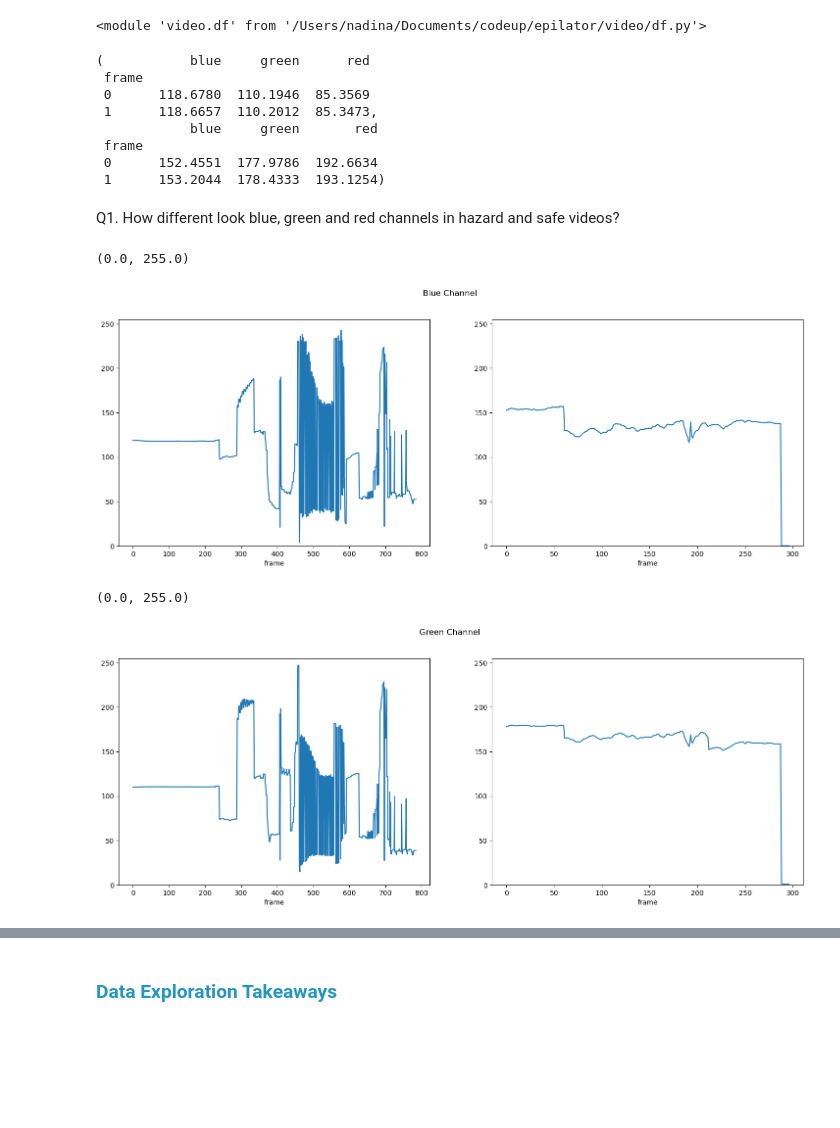
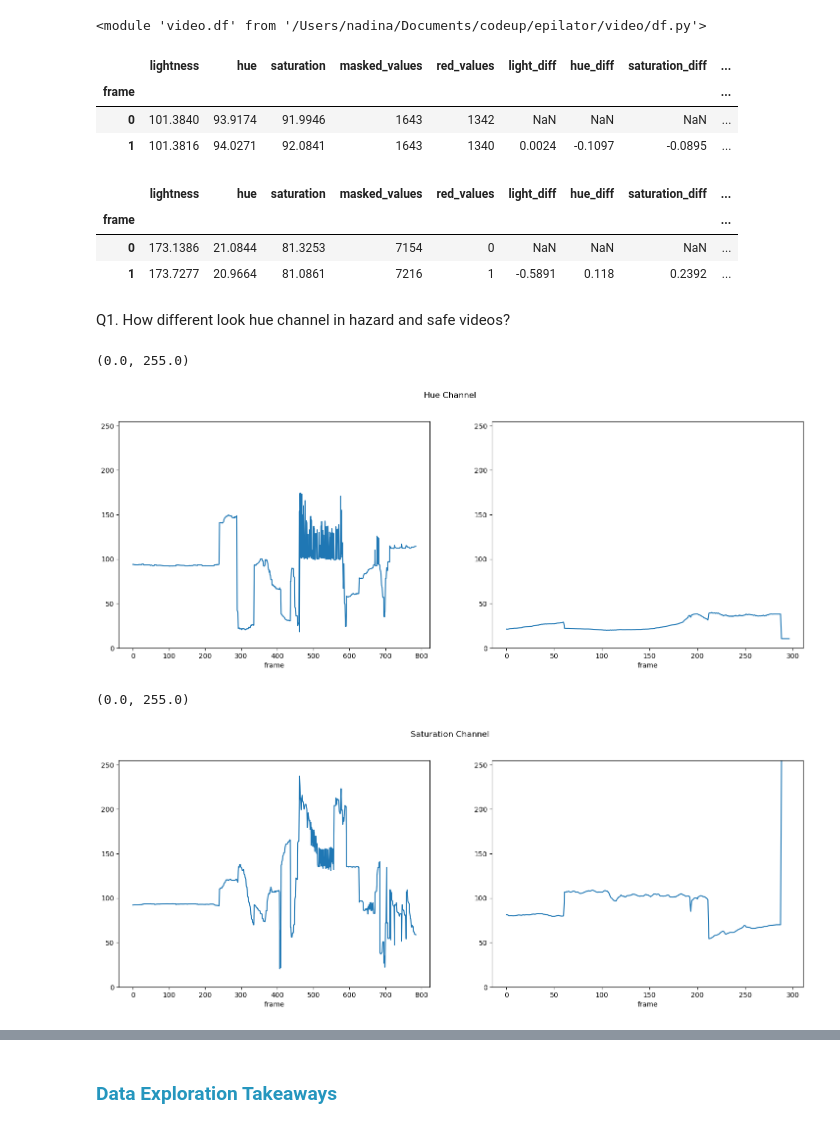
Before and after one commit to dream-team-nadia-woody/epilator, a Jupyter notebook: final_notebook.ipynb, the cells around one changed output, grey strips where cells are left out. Cells and saved outputs as stored; diff of their text form; code cells hidden in the pictures; blank space fills up the shorter version.

```diff
--- a/final_notebook.ipynb
+++ b/final_notebook.ipynb
@@ -55,42 +55,45 @@ reload(df)
 # %% [output]
 <module 'video.df' from '/Users/nadina/Documents/codeup/epilator/video/df.py'>
 # %%
-hazard = df.get_bgr_cdf('videos/Banned Pokemon Seizure Scene.mp4')
-safe = df.get_bgr_cdf('videos/little hens and dog.mp4')
+hazard = df.get_aggregated_df(df.get_exploration_df('videos/Banned Pokemon Seizure Scene.mp4'))
+safe = df.get_aggregated_df(df.get_exploration_df('videos/little hens and dog.mp4'))
 # %%
-hazard.head(2), safe.head(2)
+hazard.head(2)
 # %% [output]
-(           blue     green      red
- frame
- 0      118.6780  110.1946  85.3569
- 1      118.6657  110.2012  85.3473,
-            blue     green       red
- frame
- 0      152.4551  177.9786  192.6634
- 1      153.2044  178.4333  193.1254)
+|  | lightness | hue | saturation | masked_values | red_values | light_diff | hue_diff | saturation_diff | ... |
+| frame |  |  |  |  |  |  |  |  | ... |
+| 0 | 101.3840 | 93.9174 | 91.9946 | 1643 | 1342 | NaN | NaN | NaN | ... |
+| 1 | 101.3816 | 94.0271 | 92.0841 | 1643 | 1340 | 0.0024 | -0.1097 | -0.0895 | ... |
+# %%
+safe.head(2)
+# %% [output]
+|  | lightness | hue | saturation | masked_values | red_values | light_diff | hue_diff | saturation_diff | ... |
+| frame |  |  |  |  |  |  |  |  | ... |
+| 0 | 173.1386 | 21.0844 | 81.3253 | 7154 | 0 | NaN | NaN | NaN | ... |
+| 1 | 173.7277 | 20.9664 | 81.0861 | 7216 | 1 | -0.5891 | 0.118 | 0.2392 | ... |
 # %% [markdown]
-Q1. How different look blue, green and red channels in hazard and safe videos?
+Q1. How different look hue channel in hazard and safe videos?
 # %%
 plt.figure(figsize=(18, 6))
-plt.suptitle('Blue Channel')
+plt.suptitle('Hue Channel')
 plt.subplot(121)
-hazard.blue.plot()
+hazard.hue.plot()
 plt.ylim(0, 255)
 plt.subplot(122)
-safe.blue.plot()
+safe.hue.plot()
 plt.ylim(0, 255)
 # %% [output]
 (0.0, 255.0)
-[figure, old version]
+[figure, new version]
 # %%
 plt.figure(figsize=(18, 6))
-plt.suptitle('Green Channel')
+plt.suptitle('Saturation Channel')
 plt.subplot(121)
-hazard.green.plot()
+hazard.saturation.plot()
 plt.ylim(0, 255)
 plt.subplot(122)
-safe.green.plot()
+safe.saturation.plot()
 plt.ylim(0, 255)
 # %% [output]
 (0.0, 255.0)
-[figure, old version]
+[figure, new version]
```
Also changed, not shown: parts of 1 cell of this notebook.
